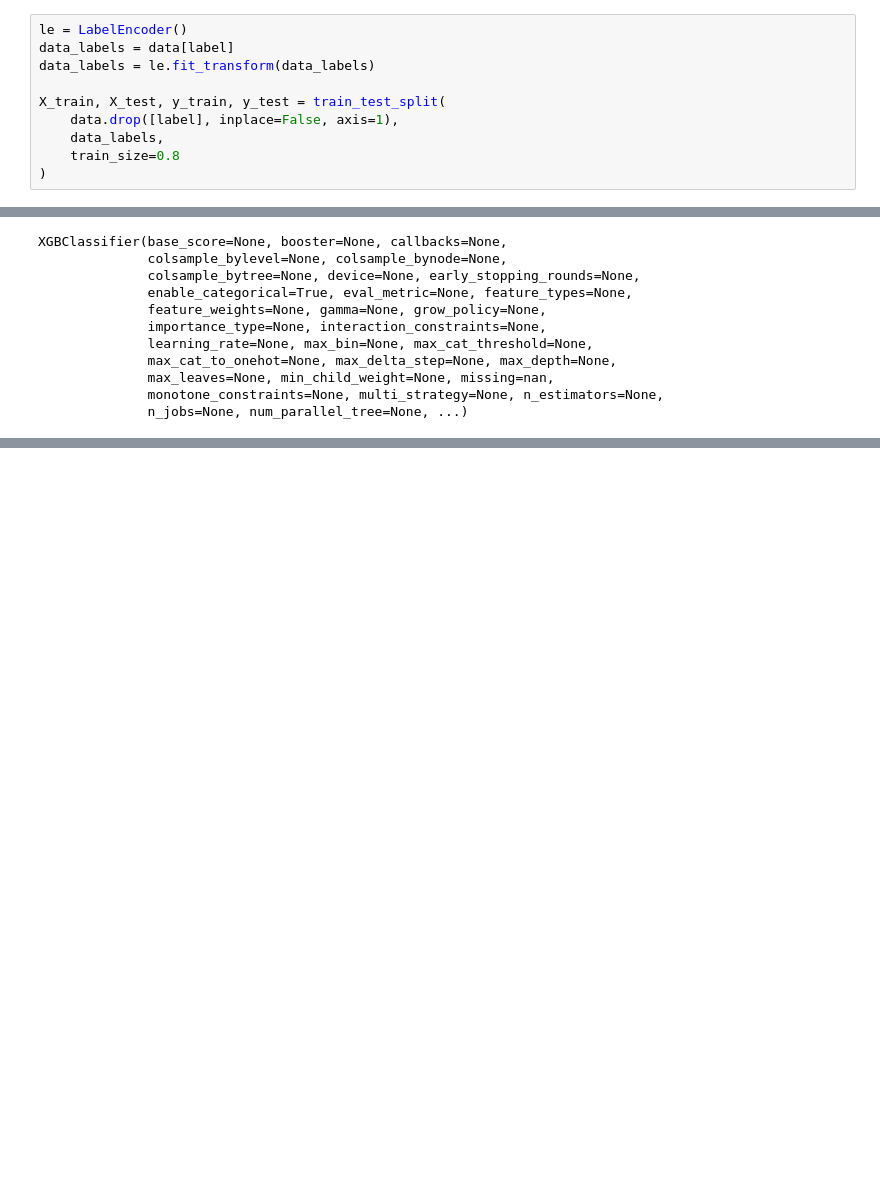
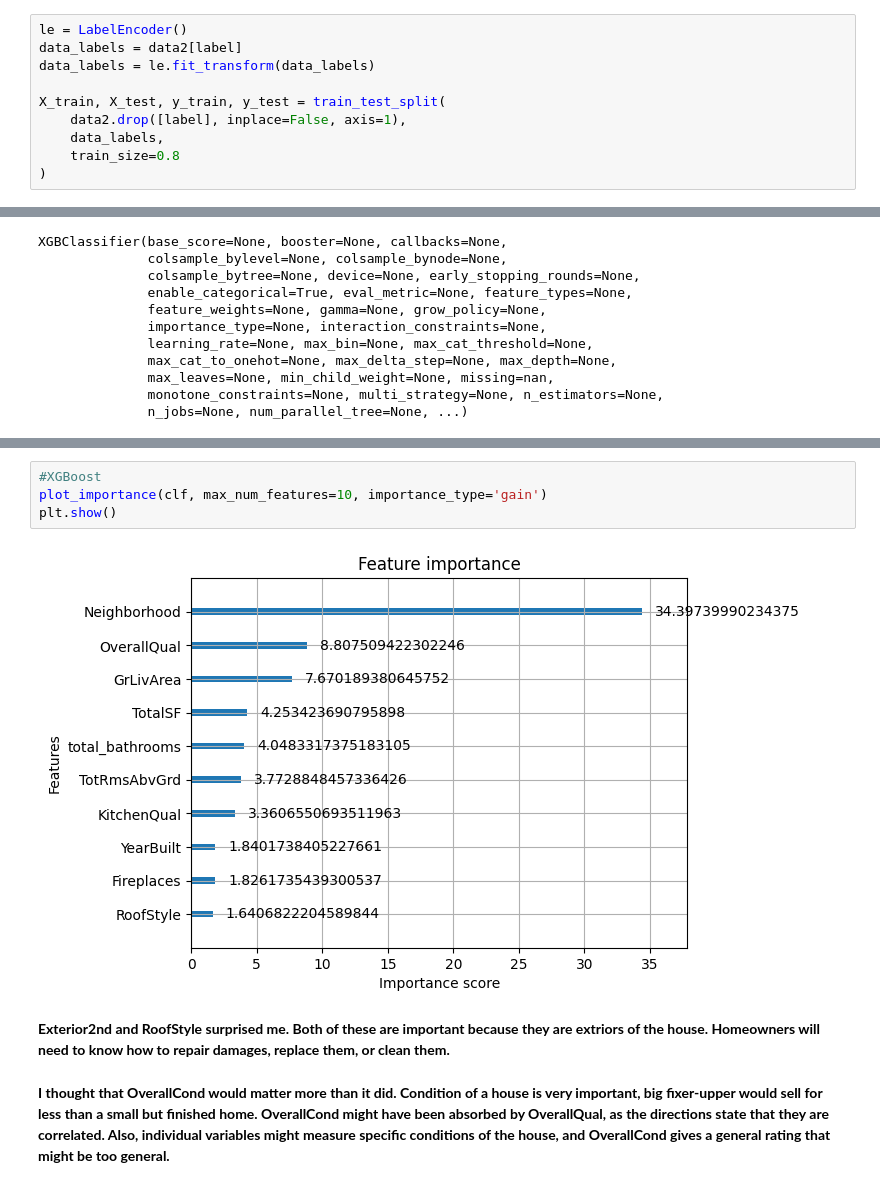
Before and after one commit to tsal4/data2000_labs, a Jupyter notebook: labs/050_decision-trees.ipynb, the cells around one changed output, grey strips where cells are left out. Cells and saved outputs as stored; diff of their text form; blank space fills up the shorter version.

```diff
--- a/labs/050_decision-trees.ipynb
+++ b/labs/050_decision-trees.ipynb
@@ -692,11 +707,11 @@ num examples (weighted): 287
 #### XGBoost
 # %%
 le = LabelEncoder()
-data_labels = data[label]
+data_labels = data2[label]
 data_labels = le.fit_transform(data_labels)
 
 X_train, X_test, y_train, y_test = train_test_split(
-    data.drop([label], inplace=False, axis=1),
+    data2.drop([label], inplace=False, axis=1),
     data_labels,
     train_size=0.8
 )
@@ -736,0 +785,10 @@ AUC-ROC:   1.0000
+# %%
+#XGBoost
+plot_importance(clf, max_num_features=10, importance_type='gain')
+plt.show()
+# %% [output]
+[figure, added]
+# %% [markdown]
+**Exterior2nd and RoofStyle surprised me. Both of these are important because they are extriors of the house. Homeowners will need to know how to repair damages, replace them, or clean them.**
+# %% [markdown]
+**I thought that OverallCond would matter more than it did. Condition of a house is very important, big fixer-upper would sell for less than a small but finished home. OverallCond might have been absorbed by OverallQual, as the directions state that they are correlated. Also, individual variables might measure specific conditions of the house, and OverallCond gives a general rating that might be too general.**
```
Also changed, not shown: parts of 15 cells of this notebook.
